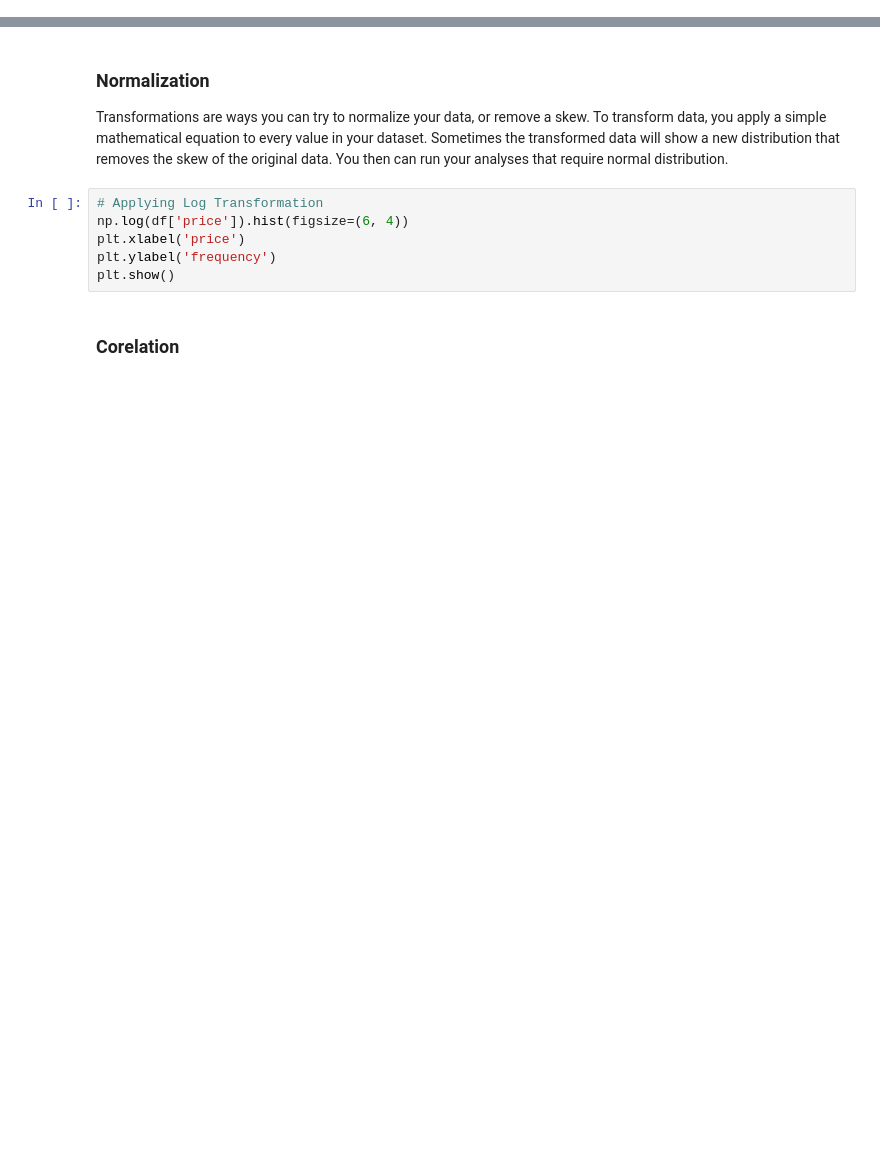
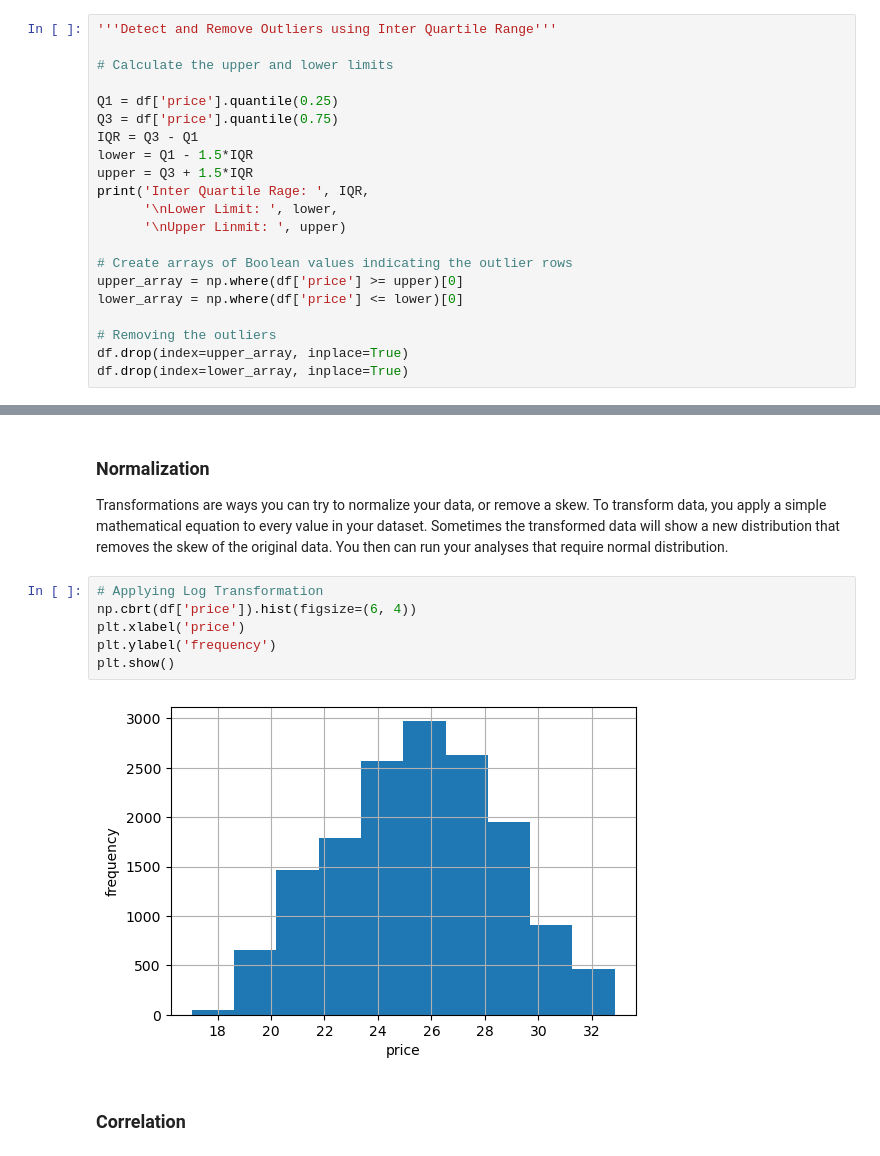
Before and after one commit to yatesmac/car_price_prediction, a Jupyter notebook: notebooks/data_exploration.ipynb, the cells around one changed output, grey strips where cells are left out. Saved outputs shown, nothing was run; the diff lists cells and outputs as text; blank space fills up the shorter version.

```diff
--- a/notebooks/data_exploration.ipynb
+++ b/notebooks/data_exploration.ipynb
@@ -85,0 +291,21 @@ plt.show()
+# %%
+'''Detect and Remove Outliers using Inter Quartile Range'''
+
+# Calculate the upper and lower limits
+
+Q1 = df['price'].quantile(0.25)
+Q3 = df['price'].quantile(0.75)
+IQR = Q3 - Q1
+lower = Q1 - 1.5*IQR
+upper = Q3 + 1.5*IQR
+print('Inter Quartile Rage: ', IQR,
+      '\nLower Limit: ', lower,
+      '\nUpper Linmit: ', upper)
+
+# Create arrays of Boolean values indicating the outlier rows
+upper_array = np.where(df['price'] >= upper)[0]
+lower_array = np.where(df['price'] <= lower)[0]
+
+# Removing the outliers
+df.drop(index=upper_array, inplace=True)
+df.drop(index=lower_array, inplace=True)
@@ -110,12 +360,14 @@ print(f"Kurtosis: {round(kt, 3)}")
 Transformations are ways you can try to normalize your data, or remove a skew. To transform data, you apply a simple mathematical equation to every value in your dataset. Sometimes the transformed data will show a new distribution that removes the skew of the original data. You then can run your analyses that require normal distribution.
 # %%
 # Applying Log Transformation
-np.log(df['price']).hist(figsize=(6, 4))
+np.cbrt(df['price']).hist(figsize=(6, 4))
 plt.xlabel('price')
 plt.ylabel('frequency')
 plt.show()
+# %% [output]
+[figure, added]
 # %% [markdown]
-### Corelation
+### Correlation
 # %%
 # Find features that may have a close linear correlation with your target variable
 corr = df[numerical].corrwith(df['price'], axis=0)
```
Also changed, not shown: parts of 26 cells of this notebook, 7 other files.
